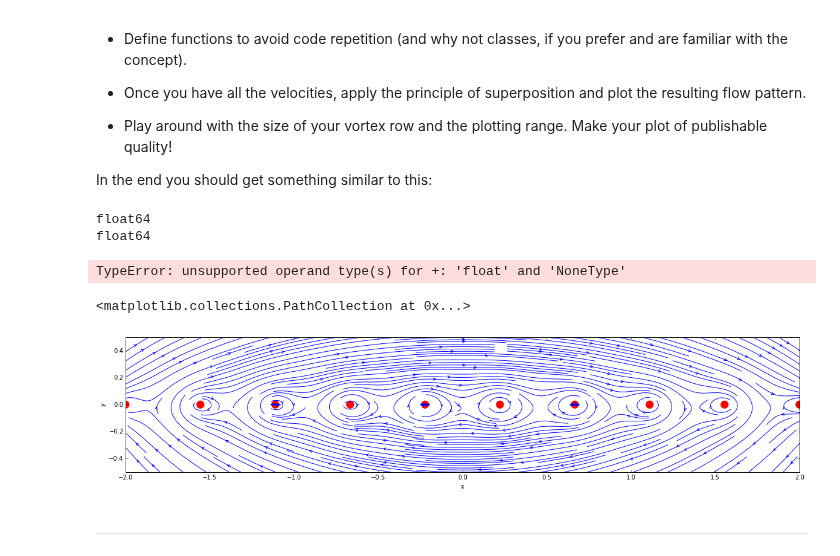
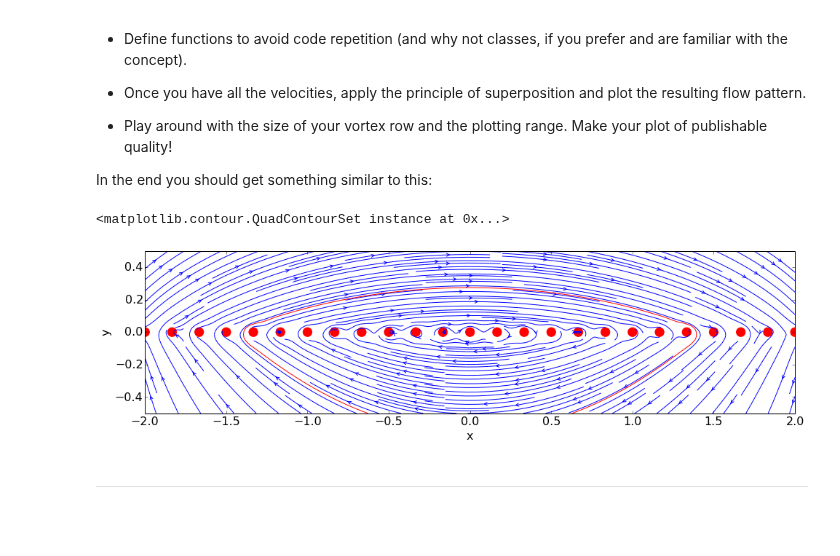
Before and after one commit to cbell14/Aero_Hydro, a Jupyter notebook: 05_Lesson05_InfiniteRowOfVortices.ipynb, the cells around one changed output. Cells and saved outputs as stored; diff of their text form; code cells hidden in the pictures; blank space fills up the shorter version.

```diff
--- a/05_Lesson05_InfiniteRowOfVortices.ipynb
+++ b/05_Lesson05_InfiniteRowOfVortices.ipynb
@@ -101,13 +101,13 @@ from functions import gen_uform_grid, vel_vortex, sf_vortex,\
 N = 100 #number of pts each direction
 xs, xe = -2.0, 2.0 #x start and end
 ys, ye = -0.5, 0.5 #y start and end
-n = 10 #number of vortices
+n = 25 #number of vortices
 alpha = 0.0
 u_inf = 1.0
 
 xv = np.linspace(xs,xe,n)
 yv = np.zeros_like(xv)
-gamma = 5.0
+gamma = 1.0
 vort_strength = gamma * np.ones_like(xv)
 
 X,Y = gen_uform_grid(N,xs,xe,ys,ye) #generate uniform grid
@@ -173,24 +173,21 @@ u = u_vortices + u_free
 v = v_vortices + v_free
 
 psi_vortices = sf_vort_combined(vort_strength, xv, yv, X, Y, N)
-psi = psi_vorties + psi_free
+psi = psi_vortices + psi_free
-# %% [output]
-float64
-float64
-TypeError: unsupported operand type(s) for +: 'float' and 'NoneType'
 # %%
-plt.figure(figsize =(20, (ye-ys)/(xe-xs)*16))
+plt.figure(figsize =(16, (ye-ys)/(xe-xs)*16))
 plt.xlabel('x')
 plt.ylabel('y')
 plt.xlim(xs,xe)
 plt.ylim(ys,ye)
 plt.streamplot(X, Y, u, v, density=2.0, linewidth=1,\
     arrowsize=1, arrowstyle='->')
 plt.scatter(xv,yv, color = 'r', marker = 'o', s = 150)
 #contf = plt.contourf(X,Y, psi, levels = np.linspace(-0.5,0.5,25))
+plt.contour(X, Y, psi, levels = [0.], colors = 'r', linewidth = 5)
 # %% [output]
-<matplotlib.collections.PathCollection at 0x...>
+<matplotlib.contour.QuadContourSet instance at 0x...>
-[figure, old version]
+[figure, new version]
 # %% [markdown]
 ---
 # %% [markdown]
```
Also changed, not shown: parts of 5 cells of this notebook, 1 other file.
